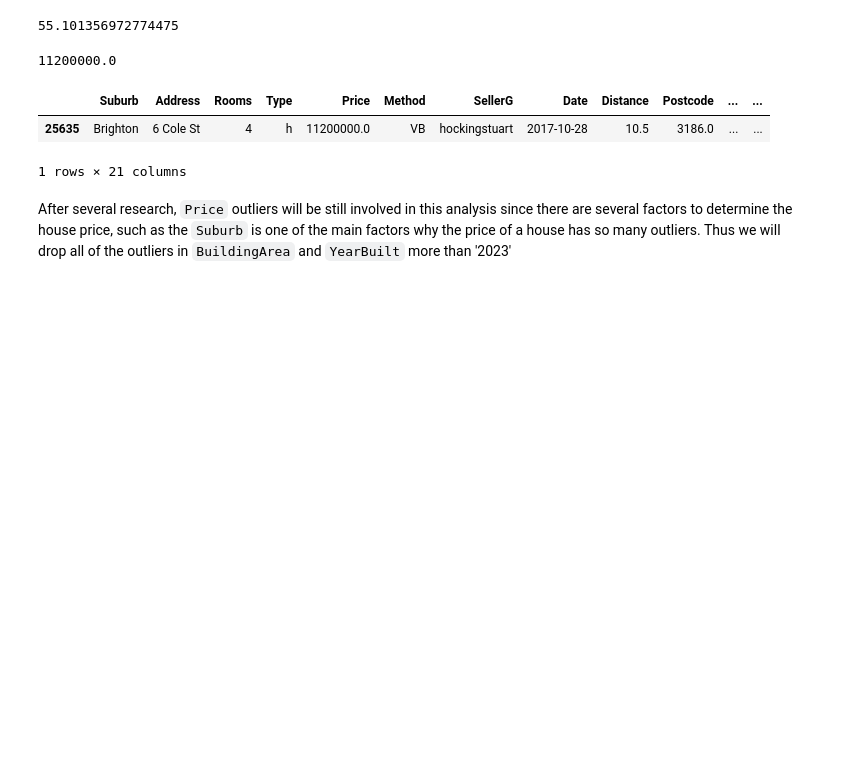
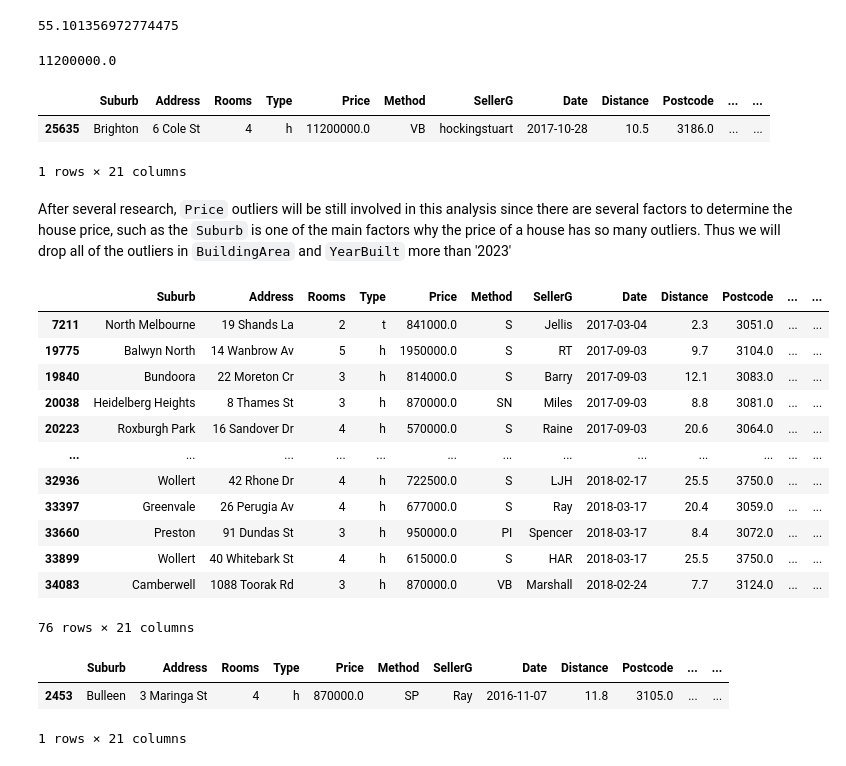
Before and after one commit to iannn07/S5-BDA-Project-House-ROI-Forecasting, a Jupyter notebook: 1. Data Pre-Processing/Data Preprocessing.ipynb, the cells around one changed output. Cells and saved outputs as stored; diff of their text form; code cells hidden in the pictures; blank space fills up the shorter version.

```diff
--- a/1. Data Pre-Processing/Data Preprocessing.ipynb
+++ b/1. Data Pre-Processing/Data Preprocessing.ipynb
@@ -400,3 +395,27 @@ dataset[dataset['Price'] == 11200000]
 1 rows × 21 columns
 # %% [markdown]
 After several research, `Price` outliers will be still involved in this analysis since there are several factors to determine the house price, such as the `Suburb` is one of the main factors why the price of a house has so many outliers. Thus we will drop all of the outliers in `BuildingArea` and `YearBuilt` more than '2023'
+# %%
+# Finding the "Bad" data, which is the BuildingArea with 0 value
+dataset[dataset['BuildingArea'] == 0]
+# %% [output]
+|  | Suburb | Address | Rooms | Type | Price | Method | SellerG | Date | Distance | Postcode | ... | ... |
+| 7211 | North Melbourne | 19 Shands La | 2 | t | 841000.0 | S | Jellis | 2017-03-04 | 2.3 | 3051.0 | ... | ... |
+| 19775 | Balwyn North | 14 Wanbrow Av | 5 | h | 1950000.0 | S | RT | 2017-09-03 | 9.7 | 3104.0 | ... | ... |
+| 19840 | Bundoora | 22 Moreton Cr | 3 | h | 814000.0 | S | Barry | 2017-09-03 | 12.1 | 3083.0 | ... | ... |
+| 20038 | Heidelberg Heights | 8 Thames St | 3 | h | 870000.0 | SN | Miles | 2017-09-03 | 8.8 | 3081.0 | ... | ... |
+| 20223 | Roxburgh Park | 16 Sandover Dr | 4 | h | 570000.0 | S | Raine | 2017-09-03 | 20.6 | 3064.0 | ... | ... |
+| ... | ... | ... | ... | ... | ... | ... | ... | ... | ... | ... | ... | ... |
+| 32936 | Wollert | 42 Rhone Dr | 4 | h | 722500.0 | S | LJH | 2018-02-17 | 25.5 | 3750.0 | ... | ... |
+| 33397 | Greenvale | 26 Perugia Av | 4 | h | 677000.0 | S | Ray | 2018-03-17 | 20.4 | 3059.0 | ... | ... |
+| 33660 | Preston | 91 Dundas St | 3 | h | 950000.0 | PI | Spencer | 2018-03-17 | 8.4 | 3072.0 | ... | ... |
+| 33899 | Wollert | 40 Whitebark St | 4 | h | 615000.0 | S | HAR | 2018-03-17 | 25.5 | 3750.0 | ... | ... |
+| 34083 | Camberwell | 1088 Toorak Rd | 3 | h | 870000.0 | VB | Marshall | 2018-02-24 | 7.7 | 3124.0 | ... | ... |
+76 rows × 21 columns
+# %%
+# Finding the outlier of YearBuilt
+dataset[dataset['YearBuilt'] >= 2023]
+# %% [output]
+|  | Suburb | Address | Rooms | Type | Price | Method | SellerG | Date | Distance | Postcode | ... | ... |
+| 2453 | Bulleen | 3 Maringa St | 4 | h | 870000.0 | SP | Ray | 2016-11-07 | 11.8 | 3105.0 | ... | ... |
+1 rows × 21 columns
```
Also changed, not shown: parts of 7 cells of this notebook.
